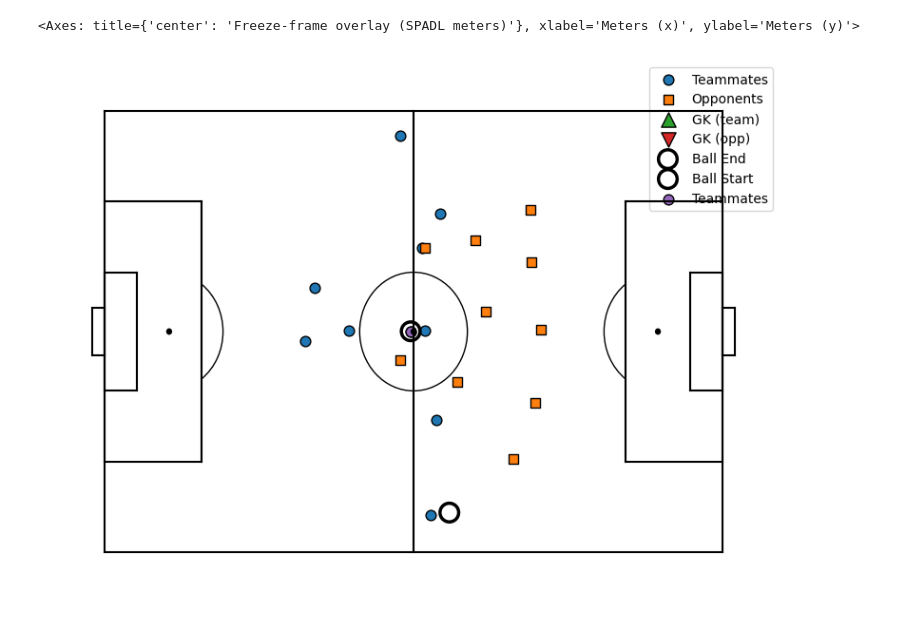
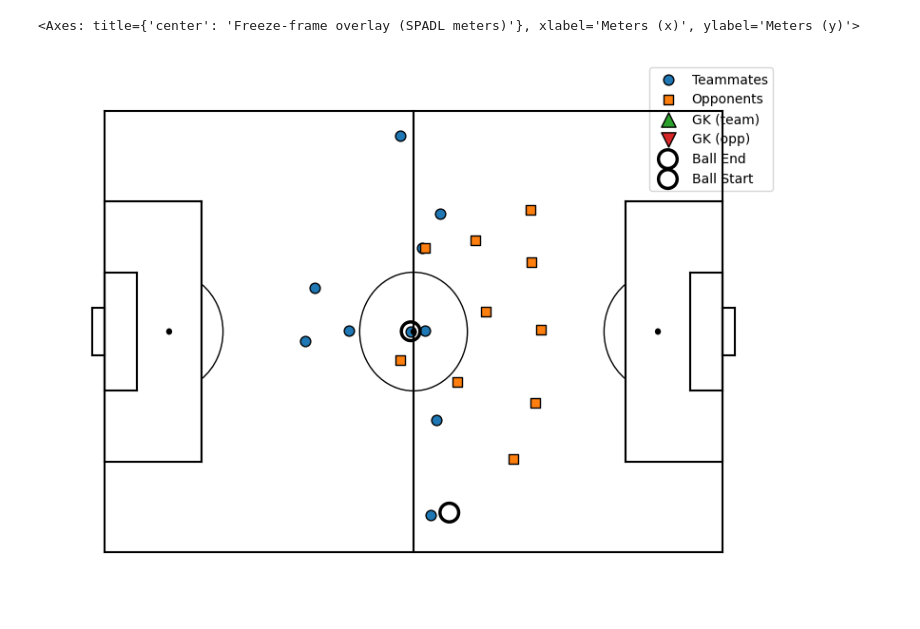
Before and after one commit to ethsen/Soccer-Research, a Jupyter notebook: dataExplore.ipynb, the cells around one changed output. Drawn from its saved outputs; the diff is of its cells as text; code cells hidden in the pictures.

```diff
--- a/dataExplore.ipynb
+++ b/dataExplore.ipynb
@@ -233,7 +233,6 @@ plot_frame(arr, transformed_threesixty, ball, title="Freeze-frame overlay (SPADL
 <Axes: title={'center': 'Freeze-frame overlay (SPADL meters)'}, xlabel='Meters (x)', ylabel='Meters (y)'>
 # %%
 import matplotsoccer as mps
-
 # Gather points
 xs_tm, ys_tm = [], []
 xs_op, ys_op = [], []
@@ -245,40 +244,39 @@ for p in transformed_threesixty:
     x, y = p["location_spadl"]
     if p["actor"]:
         actor_xy = (x, y)
+
     if p["keeper"]:
         if p["teammate"]:
             xs_gk_tm.append(x); ys_gk_tm.append(y)
         else:
             xs_gk_op.append(x); ys_gk_op.append(y)
     else:
         if p["teammate"]:
             xs_tm.append(x); ys_tm.append(y)
         else:
             xs_op.append(x); ys_op.append(y)
 
 
 
 # Plot non-keepers
 mps.field(figsize=8, show=False)
 
 plt.scatter(xs_tm, ys_tm, label="Teammates", s=60, edgecolors="black", zorder=3)
 plt.scatter(xs_op, ys_op, label="Opponents", s=60, marker="s", edgecolors="black", zorder=3)
 
 # Plot keepers
 plt.scatter(xs_gk_tm, ys_gk_tm, label="GK (team)", s=120, marker="^", edgecolors="black", zorder=4)
 plt.scatter(xs_gk_op, ys_gk_op, label="GK (opp)", s=120, marker="v", edgecolors="black", zorder=4)
 
 
 plt.scatter([spadl_end_location[0]], [spadl_end_location[1]], s=200, facecolors="none", edgecolors="black", linewidths=2.5, zorder=5, label="Ball End")
 
-# Plot actor on top with a ring
-if actor_xy is not None:
-    plt.scatter([actor_xy[0]], [actor_xy[1]], s=200, facecolors="none", edgecolors="black", linewidths=2.5, zorder=5, label="Ball Start")
 
-    plt.scatter([actor_xy[0]], [actor_xy[1]], s=60, edgecolors="black", zorder=3,label="Teammates",)
+plt.scatter([actor_xy[0]], [actor_xy[1]], s=200, facecolors="none", edgecolors="black", linewidths=2.5, zorder=5, label="Ball Start")
+
 
 plt.legend(loc="upper right")
 plt.tight_layout()
 plt.show()
 # %% [output]
-[figure, old version]
+[figure, new version]
```
Also changed, not shown: parts of 6 cells of this notebook, 2 other files.
